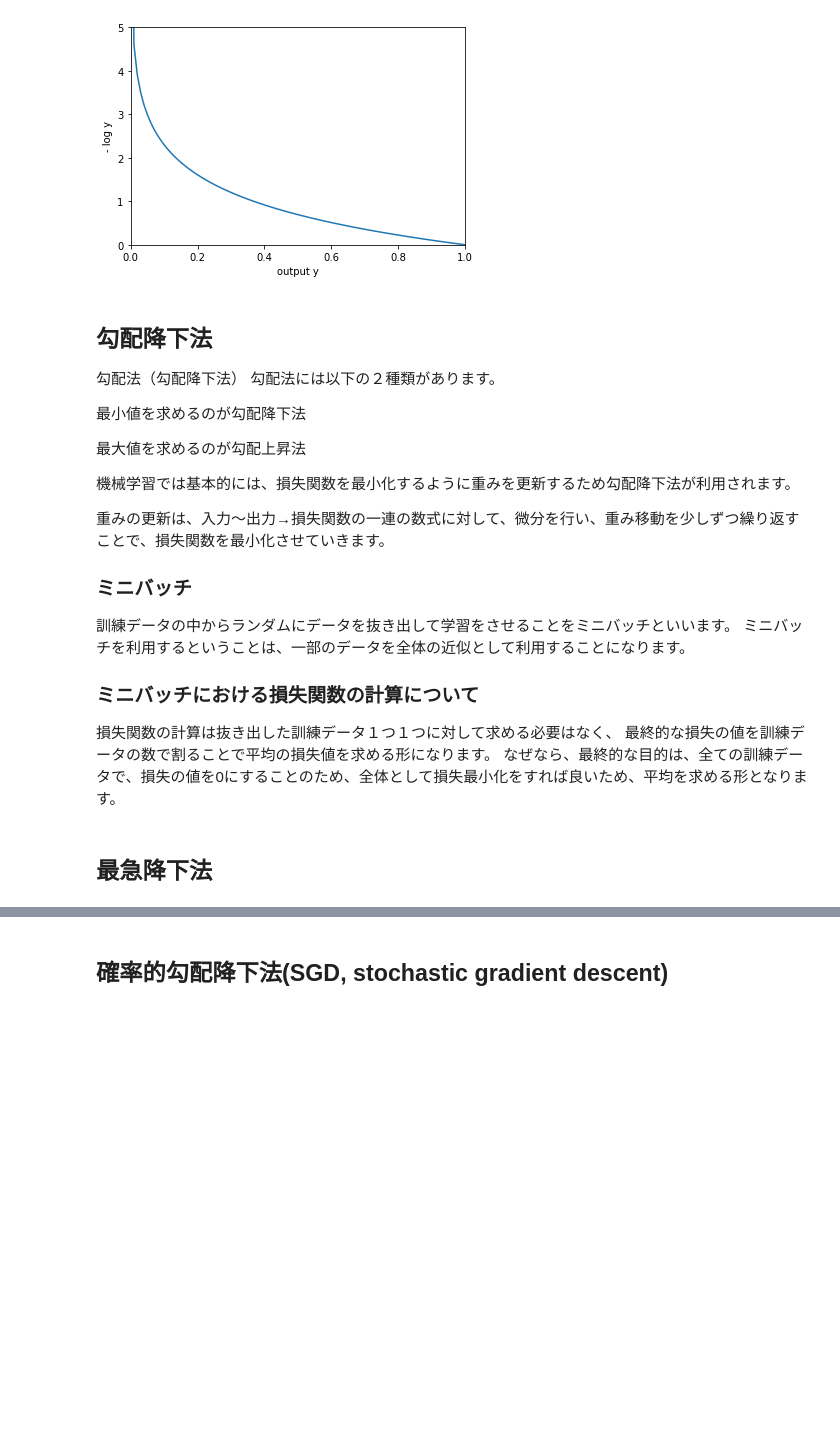
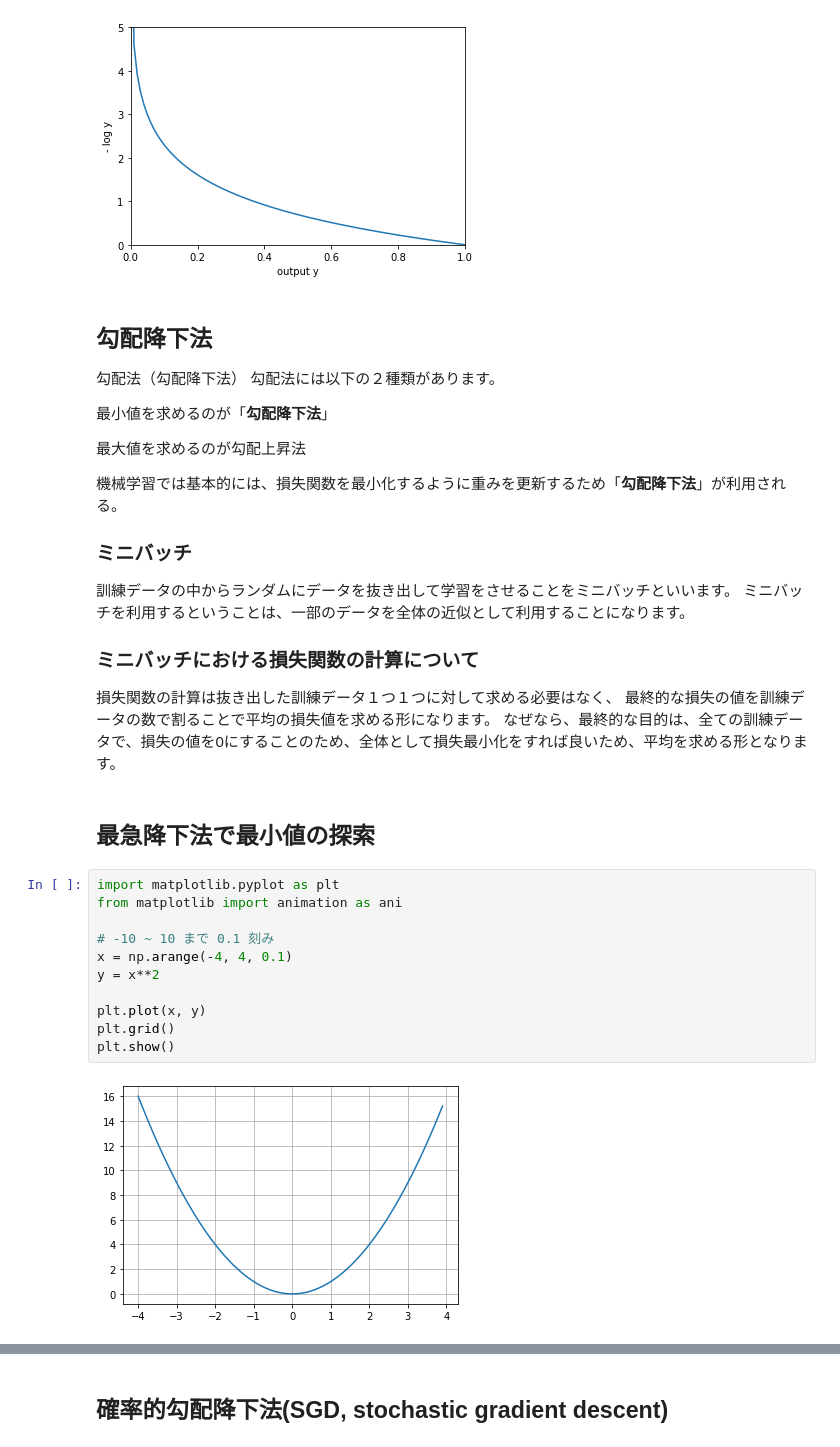
Before and after one commit to Tonoyama/Keras-Study, a Jupyter notebook: optimization.ipynb, the cells around one changed output, grey strips where cells are left out. Cells and saved outputs as stored; diff of their text form; blank space fills up the shorter version.

Commit message:
最急降下法の説明を追加

```diff
--- a/optimization.ipynb
+++ b/optimization.ipynb
@@ -94,13 +112,11 @@ plt.show()
 勾配法（勾配降下法）
 勾配法には以下の２種類があります。
 
-最小値を求めるのが勾配降下法
+最小値を求めるのが「**勾配降下法**」
 
 最大値を求めるのが勾配上昇法
 
-機械学習では基本的には、損失関数を最小化するように重みを更新するため勾配降下法が利用されます。
-
-重みの更新は、入力〜出力→損失関数の一連の数式に対して、微分を行い、重み移動を少しずつ繰り返すことで、損失関数を最小化させていきます。
+機械学習では基本的には、損失関数を最小化するように重みを更新するため「**勾配降下法**」が利用される。
 
 ### ミニバッチ
 訓練データの中からランダムにデータを抜き出して学習をさせることをミニバッチといいます。
@@ -111,4 +127,17 @@ plt.show()
 最終的な損失の値を訓練データの数で割ることで平均の損失値を求める形になります。
 なぜなら、最終的な目的は、全ての訓練データで、損失の値を0にすることのため、全体として損失最小化をすれば良いため、平均を求める形となります。
 # %% [markdown]
-## 最急降下法
+## 最急降下法で最小値の探索
+# %%
+import matplotlib.pyplot as plt
+from matplotlib import animation as ani
+
+# -10 ~ 10 まで 0.1 刻み
+x = np.arange(-4, 4, 0.1)
+y = x**2
+
+plt.plot(x, y)
+plt.grid()
+plt.show()
+# %% [output]
+[figure, added]
```
Also changed, not shown: parts of 9 cells of this notebook.
